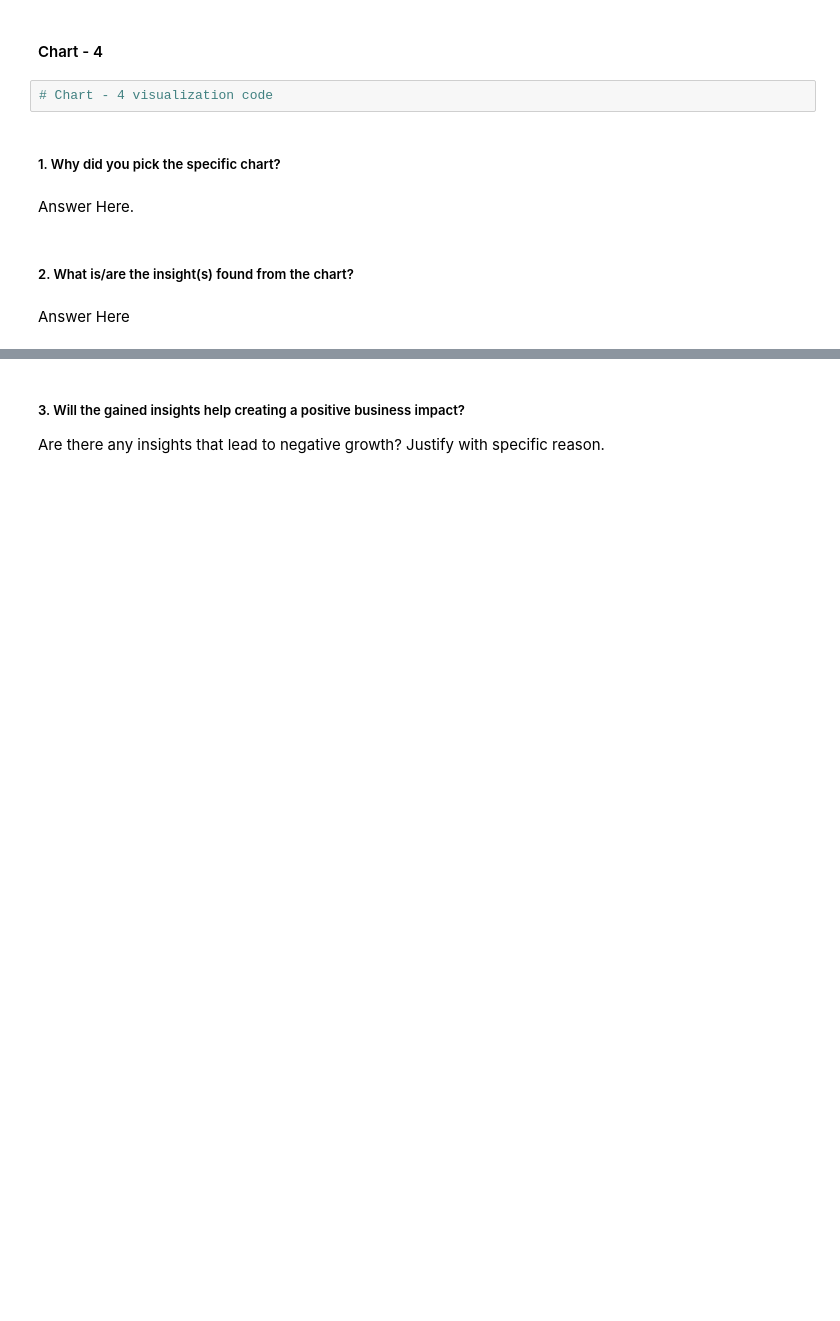
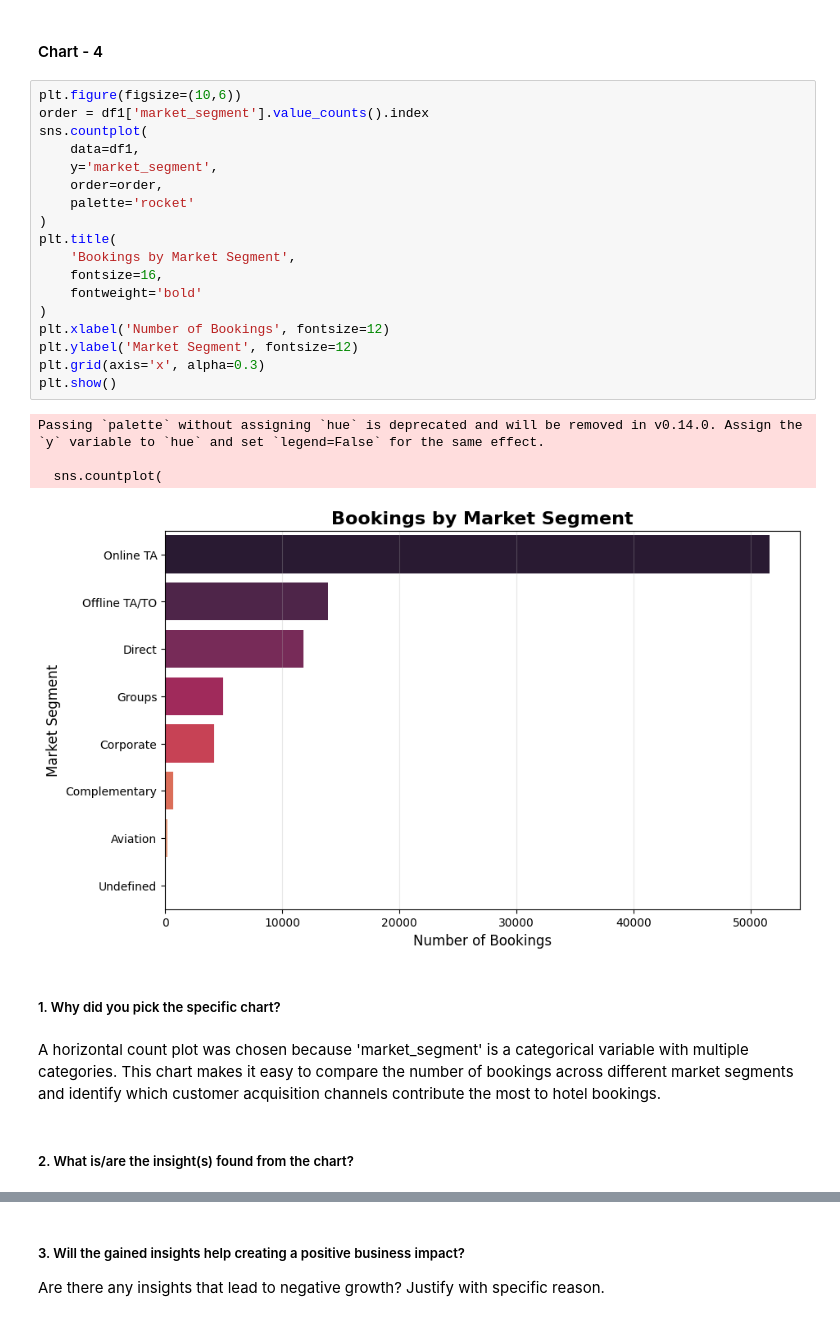
Before and after one commit to asmita214/Hotel-Booking-EDA, a Jupyter notebook: Sample_EDA_Submission_Template.ipynb, the cells around one changed output, grey strips where cells are left out. Cells and saved outputs as stored; diff of their text form; blank space fills up the shorter version.

Commit message:
6 charts visualization done

```diff
--- a/Sample_EDA_Submission_Template.ipynb
+++ b/Sample_EDA_Submission_Template.ipynb
@@ -542,13 +542,32 @@ Potential Negative Impact:
 Failure to prepare for peak seasons may lead to overbooking, poor customer service, and operational challenges. Similarly, low-demand months may result in reduced revenue if promotional strategies are not implemented.
 # %% [markdown]
 #### Chart - 4
-# %%
-# Chart - 4 visualization code
+# %%
+plt.figure(figsize=(10,6))
+order = df1['market_segment'].value_counts().index
+sns.countplot(
+    data=df1,
+    y='market_segment',
+    order=order,
+    palette='rocket'
+)
+plt.title(
+    'Bookings by Market Segment',
+    fontsize=16,
+    fontweight='bold'
+)
+plt.xlabel('Number of Bookings', fontsize=12)
+plt.ylabel('Market Segment', fontsize=12)
+plt.grid(axis='x', alpha=0.3)
+plt.show()
+# %% [output]
+Passing `palette` without assigning `hue` is deprecated and will be removed in v0.14.0. Assign the `y` variable to `hue` and set `legend=False` for the same effect.
+
+  sns.countplot(
+[figure, added]
 # %% [markdown]
 ##### 1. Why did you pick the specific chart?
-# %% [markdown]
-Answer Here.
+# %% [markdown]
+A horizontal count plot was chosen because 'market_segment' is a categorical variable with multiple categories. This chart makes it easy to compare the number of bookings across different market segments and identify which customer acquisition channels contribute the most to hotel bookings.
 # %% [markdown]
 ##### 2. What is/are the insight(s) found from the chart?
-# %% [markdown]
-Answer Here
```
Also changed, not shown: parts of 11 cells of this notebook.
